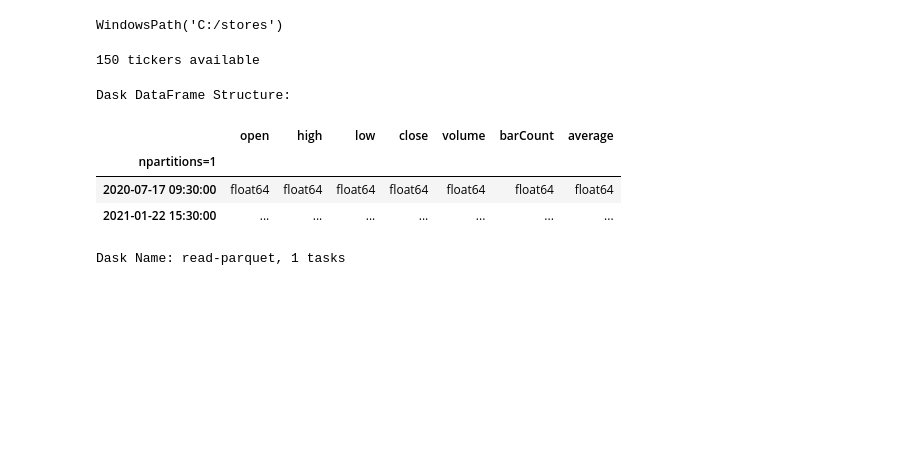
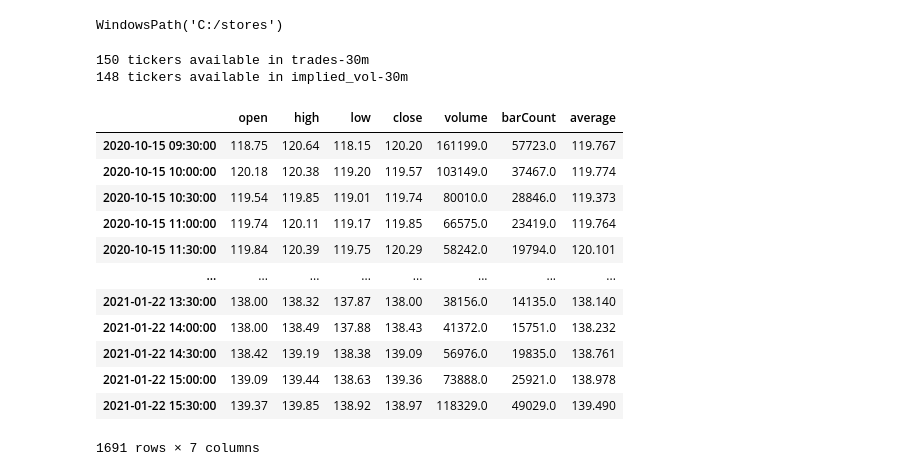
Before and after one commit to ktarrant/backtrader-ib-api, a Jupyter notebook: notebooks/Price History.ipynb, the cells around one changed output. Saved outputs shown, nothing was run; the diff lists cells and outputs as text; code cells hidden in the pictures; blank space fills up the shorter version.

```diff
--- a/notebooks/Price History.ipynb
+++ b/notebooks/Price History.ipynb
@@ -11,17 +11,28 @@ WindowsPath('C:/stores')
 # %%
 store = pystore.store("ib")
 collection_trades = store.collection("trades-30m")
-print(f"{len(collection_trades.list_items())} tickers available")
+print(f"{len(collection_trades.list_items())} tickers available in trades-30m")
+collection_iv = store.collection("implied_vol-30m")
+print(f"{len(collection_iv.list_items())} tickers available in implied_vol-30m")
 # %% [output]
-150 tickers available
+150 tickers available in trades-30m
+148 tickers available in implied_vol-30m
 # %%
 ticker = "AAPL"
 trades = collection_trades.item(ticker)
-trades.data
+trades_df = trades.to_pandas()
+trades_df
 # %% [output]
+|  | open | high | low | close | volume | barCount | average |
+| 2020-10-15 09:30:00 | 118.75 | 120.64 | 118.15 | 120.20 | 161199.0 | 57723.0 | 119.767 |
+| 2020-10-15 10:00:00 | 120.18 | 120.38 | 119.20 | 119.57 | 103149.0 | 37467.0 | 119.774 |
+| 2020-10-15 10:30:00 | 119.54 | 119.85 | 119.01 | 119.74 | 80010.0 | 28846.0 | 119.373 |
+| 2020-10-15 11:00:00 | 119.74 | 120.11 | 119.17 | 119.85 | 66575.0 | 23419.0 | 119.764 |
+| 2020-10-15 11:30:00 | 119.84 | 120.39 | 119.75 | 120.29 | 58242.0 | 19794.0 | 120.101 |
+| ... | ... | ... | ... | ... | ... | ... | ... |
+| 2021-01-22 13:30:00 | 138.00 | 138.32 | 137.87 | 138.00 | 38156.0 | 14135.0 | 138.140 |
+| 2021-01-22 14:00:00 | 138.00 | 138.49 | 137.88 | 138.43 | 41372.0 | 15751.0 | 138.232 |
+| 2021-01-22 14:30:00 | 138.42 | 139.19 | 138.38 | 139.09 | 56976.0 | 19835.0 | 138.761 |
+| 2021-01-22 15:00:00 | 139.09 | 139.44 | 138.63 | 139.36 | 73888.0 | 25921.0 | 138.978 |
+| 2021-01-22 15:30:00 | 139.37 | 139.85 | 138.92 | 138.97 | 118329.0 | 49029.0 | 139.490 |
-Dask DataFrame Structure:
+1691 rows × 7 columns
-|  | open | high | low | close | volume | barCount | average |
-| npartitions=1 |  |  |  |  |  |  |  |
-| 2020-07-17 09:30:00 | float64 | float64 | float64 | float64 | float64 | float64 | float64 |
-| 2021-01-22 15:30:00 | ... | ... | ... | ... | ... | ... | ... |
-Dask Name: read-parquet, 1 tasks
```
Also changed, not shown: parts of 5 cells of this notebook.
